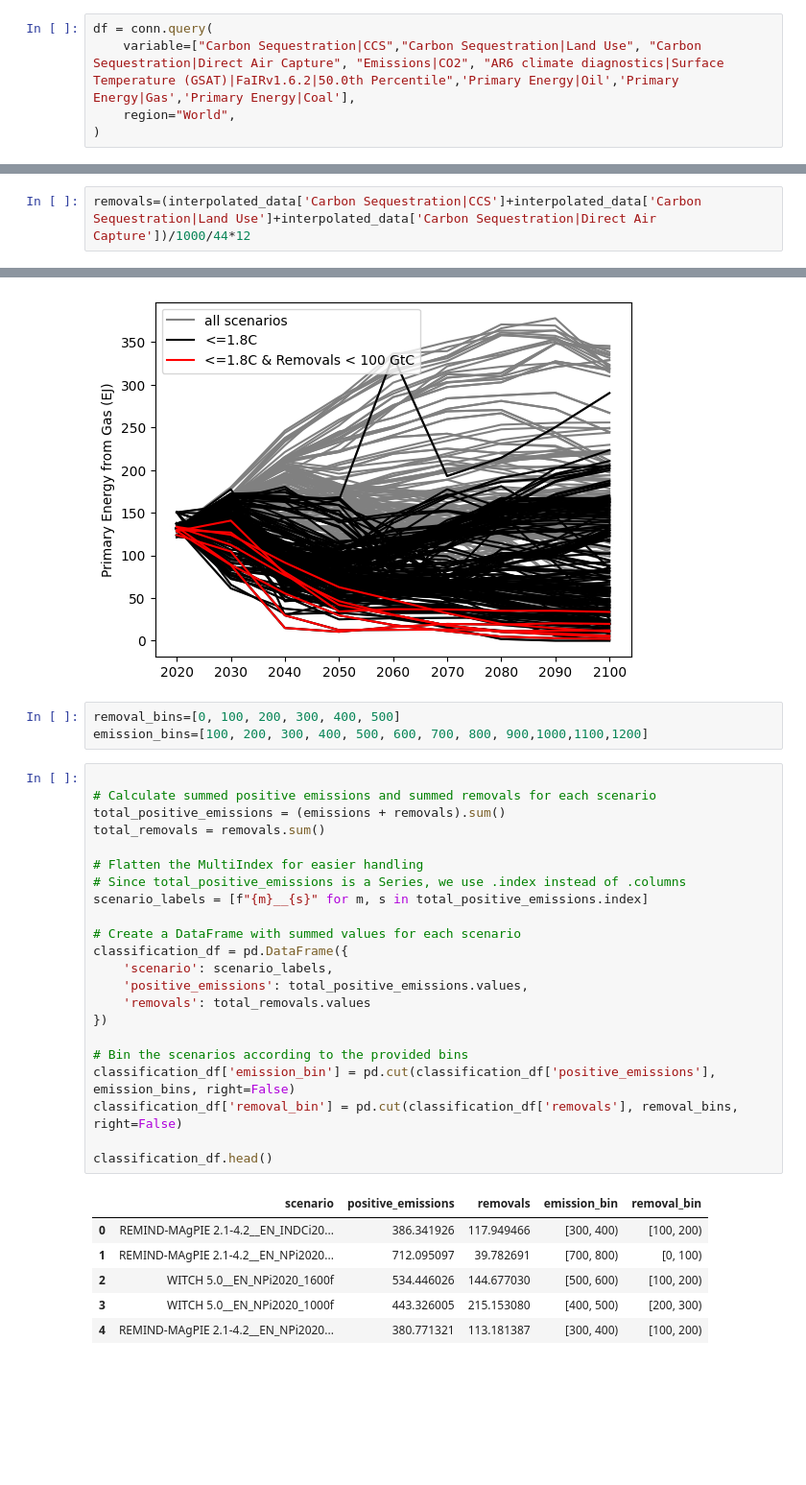
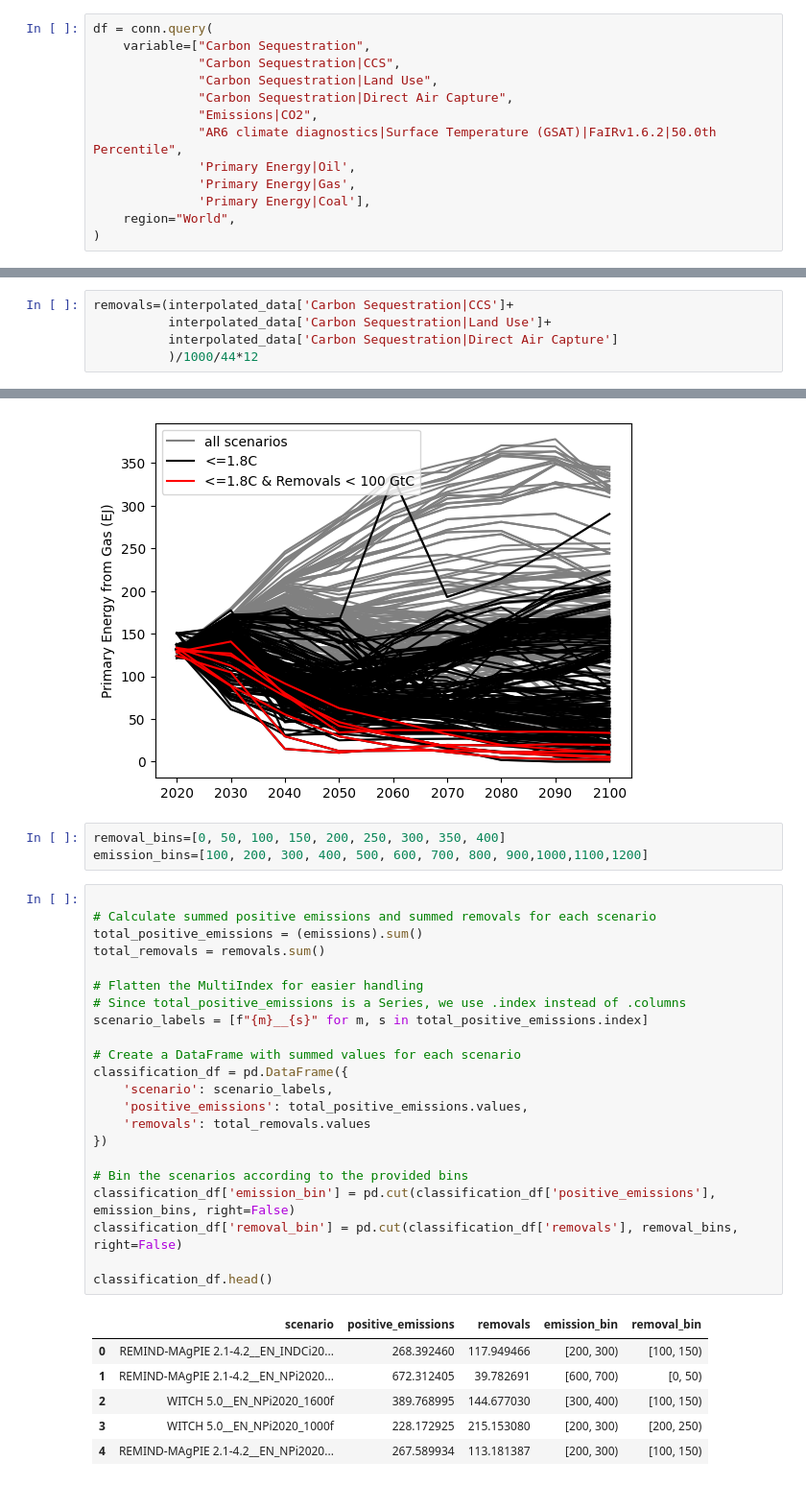
Before and after one commit to benmsanderson/classify_sink, a Jupyter notebook: iiasa.ipynb, the cells around one changed output, grey strips where cells are left out. Shown at 96% size. Drawn from its saved outputs; the diff is of its cells as text; blank space fills up the shorter version.

```diff
--- a/iiasa.ipynb
+++ b/iiasa.ipynb
@@ -51,6 +51,14 @@ display(HTML(f"""
 # %%
 df = conn.query(
-    variable=["Carbon Sequestration|CCS","Carbon Sequestration|Land Use", "Carbon Sequestration|Direct Air Capture", "Emissions|CO2", "AR6 climate diagnostics|Surface Temperature (GSAT)|FaIRv1.6.2|50.0th Percentile",'Primary Energy|Oil','Primary Energy|Gas','Primary Energy|Coal'],
+    variable=["Carbon Sequestration",
+              "Carbon Sequestration|CCS",
+              "Carbon Sequestration|Land Use",
+              "Carbon Sequestration|Direct Air Capture",
+              "Emissions|CO2",
+              "AR6 climate diagnostics|Surface Temperature (GSAT)|FaIRv1.6.2|50.0th Percentile",
+              'Primary Energy|Oil',
+              'Primary Energy|Gas',
+              'Primary Energy|Coal'],
     region="World",
 )
 # %%
@@ -129,7 +138,10 @@ interpolated_data = {
     for k, v in filtered_data.items()
 }
 # %%
-removals=(interpolated_data['Carbon Sequestration|CCS']+interpolated_data['Carbon Sequestration|Land Use']+interpolated_data['Carbon Sequestration|Direct Air Capture'])/1000/44*12
+removals=(interpolated_data['Carbon Sequestration|CCS']+
+          interpolated_data['Carbon Sequestration|Land Use']+
+          interpolated_data['Carbon Sequestration|Direct Air Capture']
+          )/1000/44*12
 # %%
 temp=interpolated_data['AR6 climate diagnostics|Surface Temperature (GSAT)|FaIRv1.6.2|50.0th Percentile']
 # %%
@@ -157,34 +159,34 @@ plt.ylabel('Primary Energy from Gas (EJ)')
 Text(0, 0.5, 'Primary Energy from Gas (EJ)')
 [figure]
 # %%
-removal_bins=[0, 100, 200, 300, 400, 500]
+removal_bins=[0, 50, 100, 150, 200, 250, 300, 350, 400]
 emission_bins=[100, 200, 300, 400, 500, 600, 700, 800, 900,1000,1100,1200]
 # %%
 
 # Calculate summed positive emissions and summed removals for each scenario
-total_positive_emissions = (emissions + removals).sum()
+total_positive_emissions = (emissions).sum()
 total_removals = removals.sum()
 
 # Flatten the MultiIndex for easier handling
 # Since total_positive_emissions is a Series, we use .index instead of .columns
 scenario_labels = [f"{m}__{s}" for m, s in total_positive_emissions.index]
 
 # Create a DataFrame with summed values for each scenario
 classification_df = pd.DataFrame({
     'scenario': scenario_labels,
     'positive_emissions': total_positive_emissions.values,
     'removals': total_removals.values
 })
 
 # Bin the scenarios according to the provided bins
 classification_df['emission_bin'] = pd.cut(classification_df['positive_emissions'], emission_bins, right=False)
 classification_df['removal_bin'] = pd.cut(classification_df['removals'], removal_bins, right=False)
 
 classification_df.head()
 # %% [output]
 |  | scenario | positive_emissions | removals | emission_bin | removal_bin |
-| 0 | REMIND-MAgPIE 2.1-4.2__EN_INDCi20... | 386.341926 | 117.949466 | [300, 400) | [100, 200) |
-| 1 | REMIND-MAgPIE 2.1-4.2__EN_NPi2020... | 712.095097 | 39.782691 | [700, 800) | [0, 100) |
-| 2 | WITCH 5.0__EN_NPi2020_1600f | 534.446026 | 144.677030 | [500, 600) | [100, 200) |
-| 3 | WITCH 5.0__EN_NPi2020_1000f | 443.326005 | 215.153080 | [400, 500) | [200, 300) |
-| 4 | REMIND-MAgPIE 2.1-4.2__EN_NPi2020... | 380.771321 | 113.181387 | [300, 400) | [100, 200) |
+| 0 | REMIND-MAgPIE 2.1-4.2__EN_INDCi20... | 268.392460 | 117.949466 | [200, 300) | [100, 150) |
+| 1 | REMIND-MAgPIE 2.1-4.2__EN_NPi2020... | 672.312405 | 39.782691 | [600, 700) | [0, 50) |
+| 2 | WITCH 5.0__EN_NPi2020_1600f | 389.768995 | 144.677030 | [300, 400) | [100, 150) |
+| 3 | WITCH 5.0__EN_NPi2020_1000f | 228.172925 | 215.153080 | [200, 300) | [200, 250) |
+| 4 | REMIND-MAgPIE 2.1-4.2__EN_NPi2020... | 267.589934 | 113.181387 | [200, 300) | [100, 150) |
```
Also changed, not shown: parts of 10 cells of this notebook.
